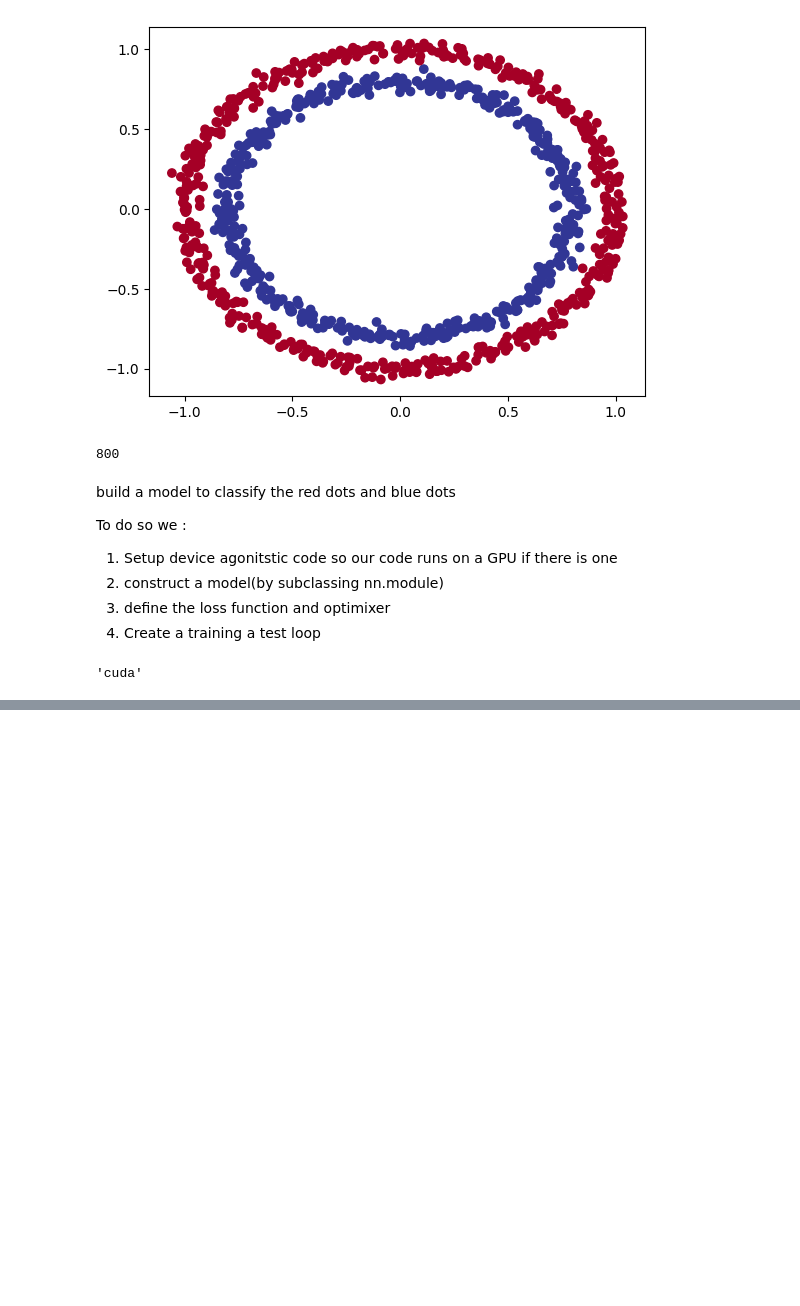
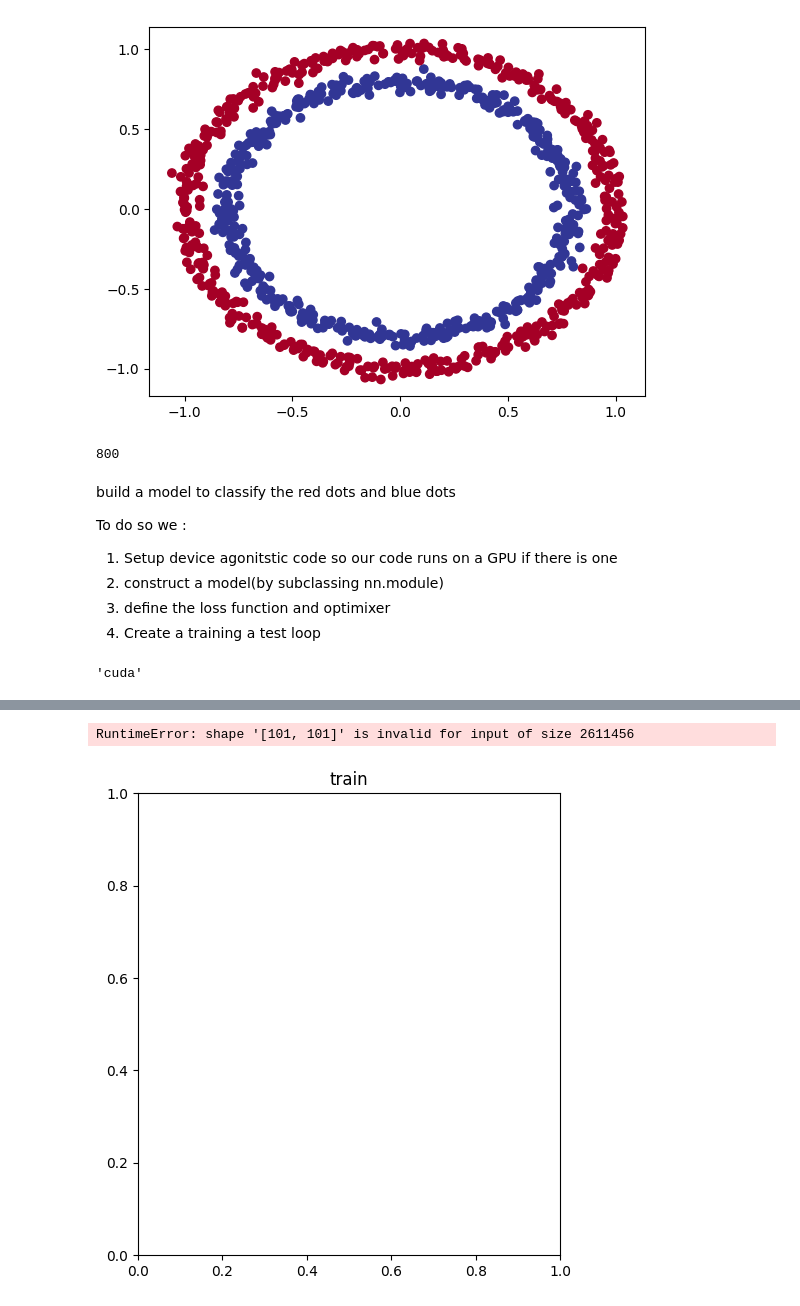
Before and after one commit to Evans-tats/machine-learning, a Jupyter notebook: Classification.ipynb, the cells around one changed output, grey strips where cells are left out. Cells and saved outputs as stored; diff of their text form; code cells hidden in the pictures; blank space fills up the shorter version.

```diff
--- a/Classification.ipynb
+++ b/Classification.ipynb
@@ -81,13 +81,19 @@ class CircleModelV10(nn.Module):
   def __init__(self):
     super().__init__()
     #2. Create nn.Linear layers capable of handling the shape of our data
-    self.layer_1 = nn.Linear(in_features=2, out_features=100)
-    self.layer_2 = nn.Linear(in_features= 100, out_features=1)
+    self.layer_1 = nn.Linear(in_features=2, out_features=128)
+    #nn.ReLU(),
+    self.layer_2 = nn.Linear(in_features=128, out_features=256)
+    #nn.ReLU(),
+    self.layer_3 = nn.Linear(in_features=256, out_features=128)
+    #nn.ReLU(),
+    self.layer_4 = nn.Linear(in_features=128, out_features=1)
 
   #define a foward() method that outlines the foward pass
   def forward(self,x):
     return self.layer_2(self.layer_1(x))
 
 model_0 = CircleModelV10().to(device)
-next(model_0.parameters()).device
+#next(model_0.parameters()).device
+model_0
 # %% [output]
@@ -94,0 +130,13 @@ device(type='cuda', index=0)
+# %%
+#setup the loss function
+loss_fn = nn.BCELoss() #BCELoss = requires input to have gone through the sigmoid activation function prior to input to BCELoss
+loss_fn = nn.BCEWithLogitsLoss() #BCEWithLogitsLoss = sigmoid activation function built-in
+
+optimizer = torch.optim.SGD(params=model_0.parameters(),
+                            lr=0.1)
+
+#calculating privacy
+def accuracy_fn(y_true, y_pred):
+  correct = torch.equal(y_true, y_pred).sum().item()
+  acc = (correct/len(y_pred)) * 100
+  return acc
@@ -94,0 +162,7 @@ device(type='cuda', index=0)
+# %%
+with torch.inference_mode():
+  y_logits = model_0(X_test.to(device))[:5]
+y_logits
+#use sigmoid activation function on our model logits to turn them into prediction probabilities
+y_pred_probs = torch.sigmoid(y_logits)
+y_pred_probs, torch.round(y_pred_probs),y_logits
@@ -94,0 +255,14 @@ device(type='cuda', index=0)
+# %%
+# plot decision boundary of the model
+import matplotlib.pyplot as plt
+
+plt.figure(figsize=(12, 6))
+plt.subplot(1,2,1)
+plt.title("train")
+plot_decision_boundary(model_0, x_train, y_train)
+plt.subplot(1, 2, 2)
+plt.title("Test")
+plot_decision_boundary(model_0, x_test, y_test)
+# %% [output]
+RuntimeError: shape '[101, 101]' is invalid for input of size 2611456
+[figure, added]
```
Also changed, not shown: parts of 9 cells of this notebook.
